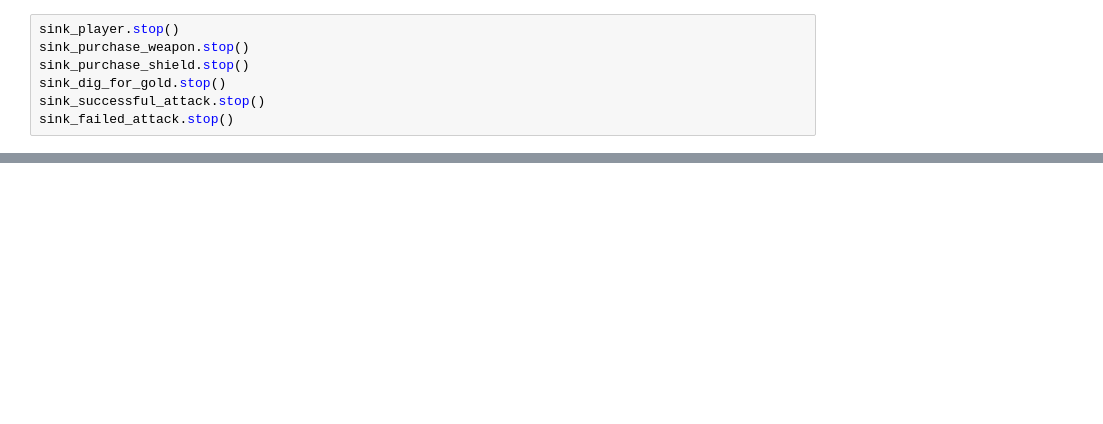
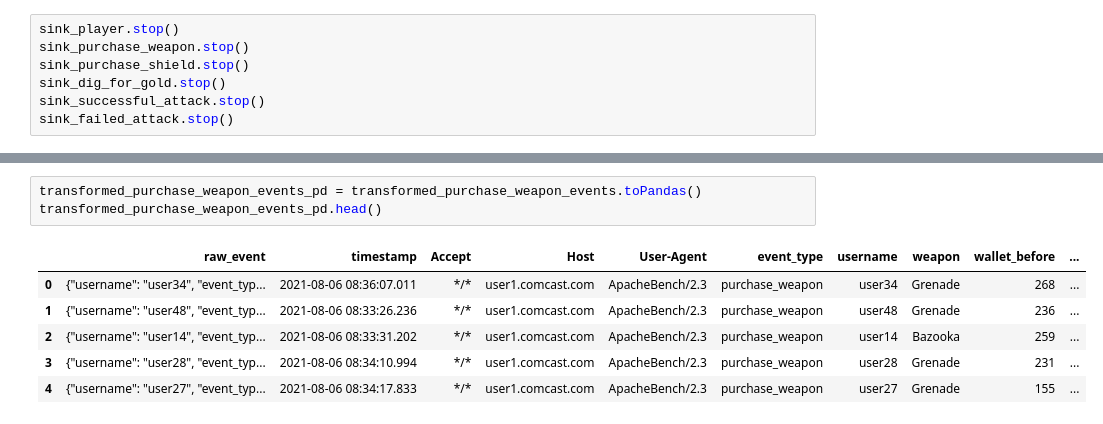
Before and after one commit to judezhu-dearjuea/data_streaming_and_analysis, a Jupyter notebook: Project_3_final.ipynb, the cells around one changed output, grey strips where cells are left out. Drawn from its saved outputs; the diff is of its cells as text; blank space fills up the shorter version.

```diff
--- a/Project_3_final.ipynb
+++ b/Project_3_final.ipynb
@@ -630,0 +513,10 @@ _killed = true;
+# %%
+transformed_purchase_weapon_events_pd = transformed_purchase_weapon_events.toPandas()
+transformed_purchase_weapon_events_pd.head()
+# %% [output]
+|  | raw_event | timestamp | Accept | Host | User-Agent | event_type | username | weapon | wallet_before | ... |
+| 0 | {"username": "user34", "event_typ... | 2021-08-06 08:36:07.011 | */* | user1.comcast.com | ApacheBench/2.3 | purchase_weapon | user34 | Grenade | 268 | ... |
+| 1 | {"username": "user48", "event_typ... | 2021-08-06 08:33:26.236 | */* | user1.comcast.com | ApacheBench/2.3 | purchase_weapon | user48 | Grenade | 236 | ... |
+| 2 | {"username": "user14", "event_typ... | 2021-08-06 08:33:31.202 | */* | user1.comcast.com | ApacheBench/2.3 | purchase_weapon | user14 | Bazooka | 259 | ... |
+| 3 | {"username": "user28", "event_typ... | 2021-08-06 08:34:10.994 | */* | user1.comcast.com | ApacheBench/2.3 | purchase_weapon | user28 | Grenade | 231 | ... |
+| 4 | {"username": "user27", "event_typ... | 2021-08-06 08:34:17.833 | */* | user1.comcast.com | ApacheBench/2.3 | purchase_weapon | user27 | Grenade | 155 | ... |
```
Also changed, not shown: parts of 99 cells of this notebook, 2 other files.
